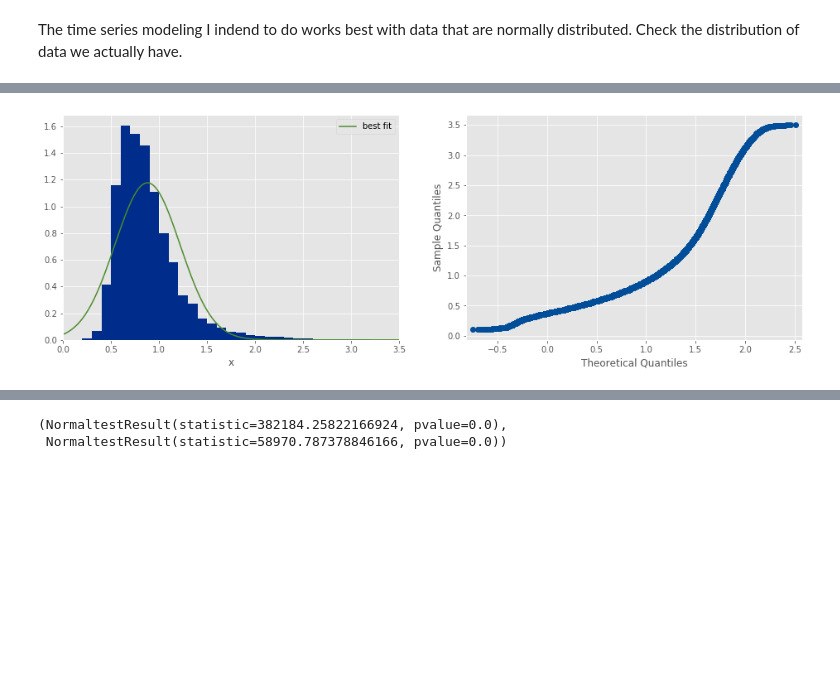
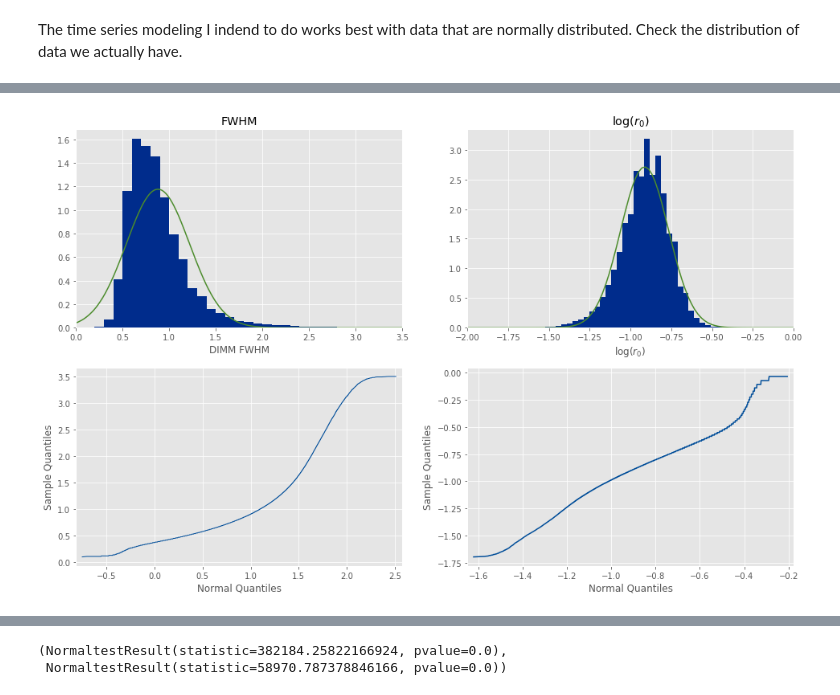
Before and after one commit to lsst/rtn-022, a Jupyter notebook: notebooks/Model_Pachon_r0.ipynb, the cells around one changed output, grey strips where cells are left out. Saved outputs shown, nothing was run; the diff lists cells and outputs as text; code cells hidden in the pictures; blank space fills up the shorter version.

Commit message:
Tweaks to distribution plot

```diff
--- a/notebooks/Model_Pachon_r0.ipynb
+++ b/notebooks/Model_Pachon_r0.ipynb
@@ -192,20 +192,44 @@ raw_dimm.head()
 | 2004-05-06 22:50:56+00:00 | 2004-05-06 22:50:56+00:00 | 4763 | 1.35 | 472786 | 0.396 | 0.403 | 53131.952037 | 5 | 2004 | 5 | 53132 | ... |
 | 2004-05-06 22:52:06+00:00 | 2004-05-06 22:52:06+00:00 | 4763 | 1.27 | 475489 | 0.384 | 0.403 | 53131.952847 | 5 | 2004 | 5 | 53132 | ... |
 # %%
-mpl.rcParams['figure.figsize'] = (16, 5)
-fig, axes = plt.subplots(1,2)
+mpl.rcParams['figure.figsize'] = (16, 10)
+fig, axes = plt.subplots(2,2)
 
-ax = axes[0]
-raw_dimm.fwhm.hist(bins=np.arange(0, 3.5, 0.1), density=True, ax=ax)
+axes[0,0].set_title('FWHM')
+raw_dimm.fwhm.hist(bins=np.arange(0, 3.5, 0.1), density=True, ax=axes[0,0])
 fwhm_norm_fit = scipy.stats.norm.fit(raw_dimm.fwhm)
 x = np.linspace(0, 3.5, 500)
 fwhm_fit = pd.DataFrame({'x': x,
                          'fwhm': scipy.stats.norm.pdf(x, loc=fwhm_norm_fit[0], scale=fwhm_norm_fit[1])})
-fwhm_fit.plot('x', 'fwhm', ax=ax, label='best fit')
+fwhm_fit.plot('x', 'fwhm', ax=axes[0,0], label='best fit')
 
-ax = axes[1]
-_ = qqplot(raw_dimm.query('fwhm>0 and fwhm<3.5').fwhm, color=BLUE, linewidth=1, loc=fwhm_norm_fit[0], scale=fwhm_norm_fit[1], ax=ax)
+qqplot(raw_dimm.query('fwhm>0 and fwhm<3.5').fwhm, color=BLUE, linewidth=1, loc=fwhm_norm_fit[0], scale=fwhm_norm_fit[1], ax=axes[1,0])
 
-#fig.savefig(os.path.join(note_dir, 'raw_seeing_dist.png'), pdi=300, bbox_inches='tight')
+axes[0,1].set_title('$\log(r_{0})$')
+raw_dimm.log_r0.hist(bins=50, density=True, ax=axes[0,1])
+
+lr0_norm_fit = scipy.stats.norm.fit(raw_dimm.log_r0)
+x = np.linspace(-2, 0, 100)
+lr0_fit = pd.DataFrame({'x': x,
+                       'lr0': scipy.stats.norm.pdf(x, loc=lr0_norm_fit[0], scale=lr0_norm_fit[1])})
+lr0_fit.plot('x', 'lr0', ax=axes[0,1])
+
+axes[0,0].set_xlabel('DIMM FWHM')
+axes[0,0].get_legend().remove()
+axes[0,1].set_xlabel('$\log(r_{0})$')
+axes[0,1].get_legend().remove()
+axes[1,1].set_title("")
+axes[1,0].set_title("")
+
+#scipy.stats.probplot(raw_dimm.log_r0, dist=scipy.stats.norm, plot=axes[1,1])
+qqplot(raw_dimm.query('r0>0 and r0<1').log_r0, color=BLUE, loc=lr0_norm_fit[0], scale=lr0_norm_fit[1], ax=axes[1, 1])
+
+# axes[1, 1].get_lines()[0].set_markersize(1)
+for ax in axes[1, :]:
+    ax.get_lines()[0].set_marker("")
+    ax.get_lines()[0].set_linestyle("-")
+    ax.set_xlabel('Normal Quantiles')
+
+fig.savefig(os.path.join(note_dir, 'r0_dist.png'), pdi=300, bbox_inches='tight')
 # %% [output]
-[figure, old version]
+[figure, new version]
```
Also changed, not shown: parts of 44 cells of this notebook, 1 other file.
